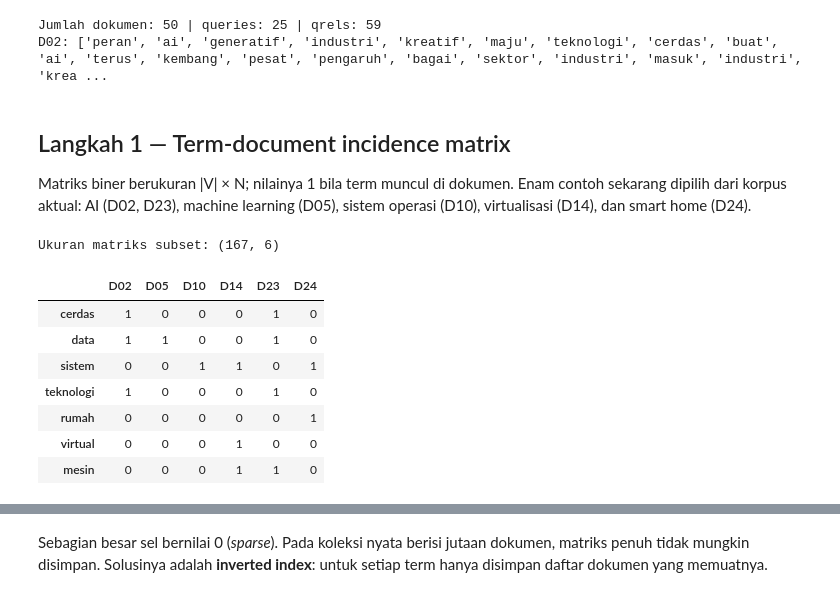
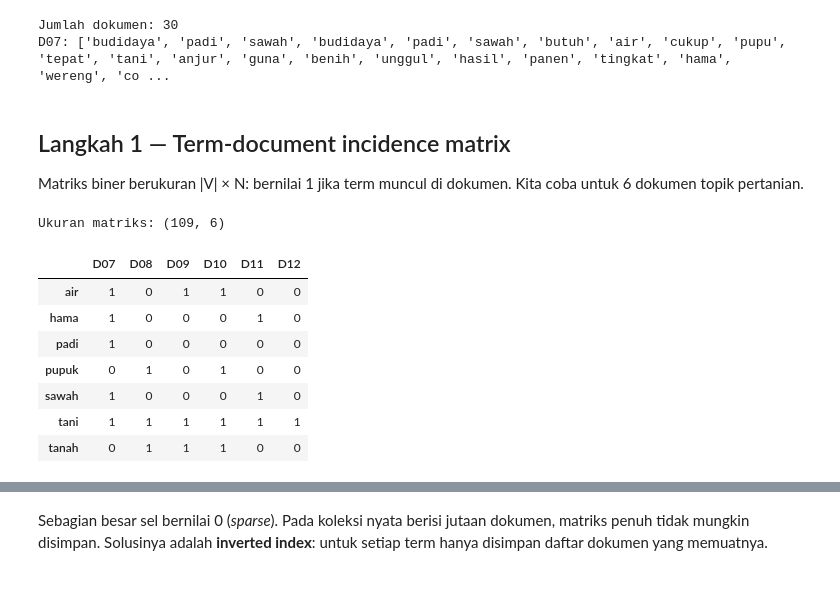
Before and after one commit to uccuuu/Project-STKI, a Jupyter notebook: notebooks/02_inverted_index.ipynb, the cells around one changed output, grey strips where cells are left out. Cells and saved outputs as stored; diff of their text form; code cells hidden in the pictures.

```diff
--- a/notebooks/02_inverted_index.ipynb
+++ b/notebooks/02_inverted_index.ipynb
@@ -11,41 +12,35 @@ import pandas as pd
 pd.set_option("display.max_colwidth", 120)
 # %%
 from collections import Counter, defaultdict
-from stki_utils import corpus_texts, preprocess, load_queries, load_qrels
+from stki_utils import corpus_texts, preprocess
 
-teks = corpus_texts()  # {id_doc: judul + isi}
+teks = corpus_texts()                      # {doc_id: judul + isi}
 docs = {d: preprocess(t) for d, t in teks.items()}
-queries = load_queries()
-qrels = load_qrels()
-assert len(docs) == 50 and len(queries) == 25
-assert all(d in docs for labels in qrels.values() for d in labels)
-print("Jumlah dokumen:", len(docs), "| queries:", len(queries), "| qrels:", sum(map(len,qrels.values())))
-print("D02:", docs["D02"][:35])
+print("Jumlah dokumen:", len(docs))
+print("D07:", docs["D07"])
 # %% [output]
-Jumlah dokumen: 50 | queries: 25 | qrels: 59
-D02: ['peran', 'ai', 'generatif', 'industri', 'kreatif', 'maju', 'teknologi', 'cerdas', 'buat', 'ai', 'terus', 'kembang', 'pesat', 'pengaruh', 'bagai', 'sektor', 'industri', 'masuk', 'industri', 'krea ...
+Jumlah dokumen: 30
+D07: ['budidaya', 'padi', 'sawah', 'budidaya', 'padi', 'sawah', 'butuh', 'air', 'cukup', 'pupu', 'tepat', 'tani', 'anjur', 'guna', 'benih', 'unggul', 'hasil', 'panen', 'tingkat', 'hama', 'wereng', 'co ...
 # %% [markdown]
 ## Langkah 1 — Term-document incidence matrix
-
-Matriks biner berukuran |V| × N; nilainya 1 bila term muncul di dokumen. Enam contoh sekarang dipilih dari korpus aktual: AI (D02, D23), machine learning (D05), sistem operasi (D10), virtualisasi (D14), dan smart home (D24).
+Matriks biner berukuran |V| × N: bernilai 1 jika term muncul di dokumen. Kita coba untuk 6 dokumen topik pertanian.
 # %%
-subset = ["D02", "D05", "D10", "D14", "D23", "D24"]
+subset = ["D07", "D08", "D09", "D10", "D11", "D12"]
 vocab_subset = sorted({t for d in subset for t in docs[d]})
 incidence = pd.DataFrame([[int(t in docs[d]) for d in subset] for t in vocab_subset],
                          index=vocab_subset, columns=subset)
-print("Ukuran matriks subset:", incidence.shape)
-term_pilih = [t for t in ["cerdas", "buatan", "data", "sistem", "teknologi", "rumah", "virtual", "mesin"] if t in incidence.index]
-display(incidence.loc[term_pilih])
+print("Ukuran matriks:", incidence.shape)
+incidence.loc[["air", "hama", "padi", "pupuk", "sawah", "tani", "tanah"]]
 # %% [output]
-Ukuran matriks subset: (167, 6)
+Ukuran matriks: (109, 6)
-|  | D02 | D05 | D10 | D14 | D23 | D24 |
-| cerdas | 1 | 0 | 0 | 0 | 1 | 0 |
-| data | 1 | 1 | 0 | 0 | 1 | 0 |
-| sistem | 0 | 0 | 1 | 1 | 0 | 1 |
-| teknologi | 1 | 0 | 0 | 0 | 1 | 0 |
-| rumah | 0 | 0 | 0 | 0 | 0 | 1 |
-| virtual | 0 | 0 | 0 | 1 | 0 | 0 |
-| mesin | 0 | 0 | 0 | 1 | 1 | 0 |
+|  | D07 | D08 | D09 | D10 | D11 | D12 |
+| air | 1 | 0 | 1 | 1 | 0 | 0 |
+| hama | 1 | 0 | 0 | 0 | 1 | 0 |
+| padi | 1 | 0 | 0 | 0 | 0 | 0 |
+| pupuk | 0 | 1 | 0 | 1 | 0 | 0 |
+| sawah | 1 | 0 | 0 | 0 | 1 | 0 |
+| tani | 1 | 1 | 1 | 1 | 1 | 1 |
+| tanah | 0 | 1 | 1 | 1 | 0 | 0 |
 # %%
 vocab = sorted({t for tokens in docs.values() for t in tokens})
 sel_total = len(vocab) * len(docs)
```
Also changed, not shown: parts of 27 cells of this notebook, 1 other file.
